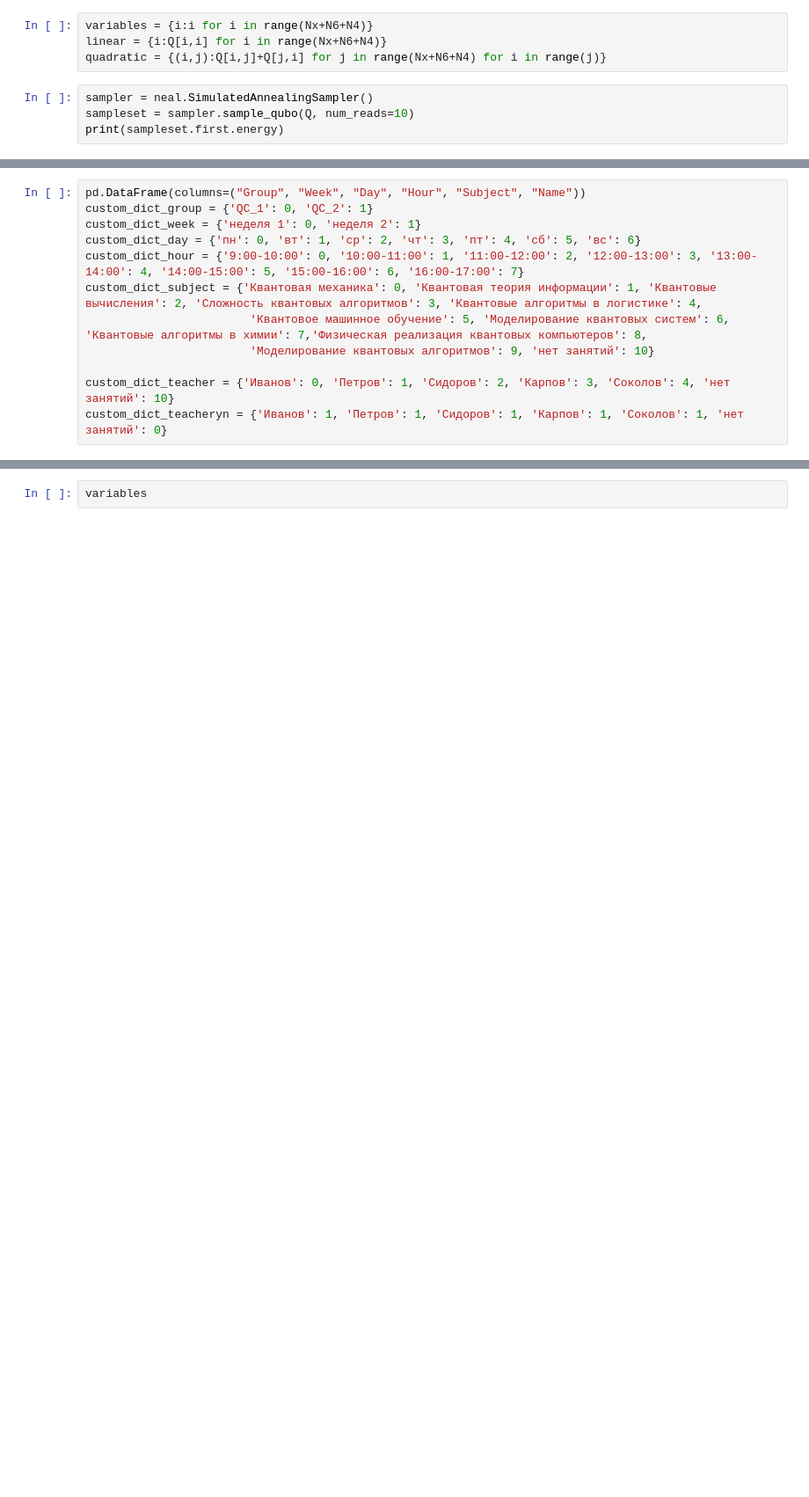
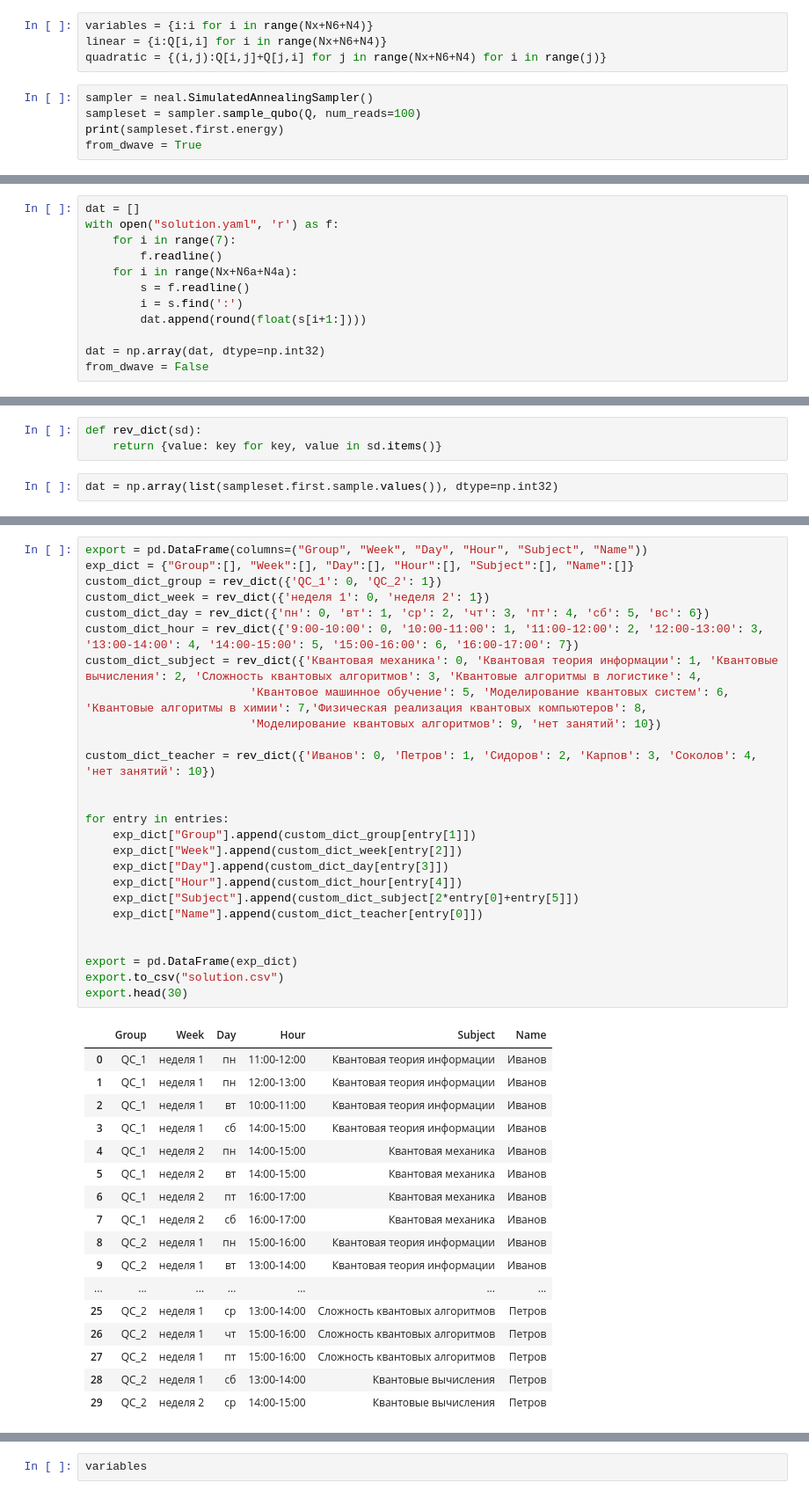
Before and after one commit to Lazemir/QGood, a Jupyter notebook: Task 1/Task 1 LogEnc.ipynb, the cells around one changed output, grey strips where cells are left out. Shown at 88% size. Drawn from its saved outputs; the diff is of its cells as text; blank space fills up the shorter version.

Commit message:
First working version

```diff
--- a/Task 1/Task 1 LogEnc.ipynb
+++ b/Task 1/Task 1 LogEnc.ipynb
@@ -83,6 +99,7 @@ linear = {i:Q[i,i] for i in range(Nx+N6+N4)}
 quadratic = {(i,j):Q[i,j]+Q[j,i] for j in range(Nx+N6+N4) for i in range(j)}
 # %%
 sampler = neal.SimulatedAnnealingSampler()
-sampleset = sampler.sample_qubo(Q, num_reads=10)
+sampleset = sampler.sample_qubo(Q, num_reads=100)
 print(sampleset.first.energy)
+from_dwave = True
 # %% [output]
@@ -89,0 +107,12 @@ print(sampleset.first.energy)
+# %%
+dat = []
+with open("solution.yaml", 'r') as f:
+    for i in range(7):
+        f.readline()
+    for i in range(Nx+N6a+N4a):
+        s = f.readline()
+        i = s.find(':')
+        dat.append(round(float(s[i+1:])))
+
+dat = np.array(dat, dtype=np.int32)
+from_dwave = False
@@ -89,0 +123,5 @@ print(sampleset.first.energy)
+# %%
+def rev_dict(sd):
+    return {value: key for key, value in sd.items()}
+# %%
+dat = np.array(list(sampleset.first.sample.values()), dtype=np.int32)
@@ -90,12 +176,44 @@ print(sampleset.first.energy)
 # %%
-pd.DataFrame(columns=("Group", "Week", "Day", "Hour", "Subject", "Name"))
-custom_dict_group = {'QC_1': 0, 'QC_2': 1}
-custom_dict_week = {'неделя 1': 0, 'неделя 2': 1}
-custom_dict_day = {'пн': 0, 'вт': 1, 'ср': 2, 'чт': 3, 'пт': 4, 'сб': 5, 'вс': 6}
-custom_dict_hour = {'9:00-10:00': 0, '10:00-11:00': 1, '11:00-12:00': 2, '12:00-13:00': 3, '13:00-14:00': 4, '14:00-15:00': 5, '15:00-16:00': 6, '16:00-17:00': 7}
-custom_dict_subject = {'Квантовая механика': 0, 'Квантовая теория информации': 1, 'Квантовые вычисления': 2, 'Сложность квантовых алгоритмов': 3, 'Квантовые алгоритмы в логистике': 4,
+export = pd.DataFrame(columns=("Group", "Week", "Day", "Hour", "Subject", "Name"))
+exp_dict = {"Group":[], "Week":[], "Day":[], "Hour":[], "Subject":[], "Name":[]}
+custom_dict_group = rev_dict({'QC_1': 0, 'QC_2': 1})
+custom_dict_week = rev_dict({'неделя 1': 0, 'неделя 2': 1})
+custom_dict_day = rev_dict({'пн': 0, 'вт': 1, 'ср': 2, 'чт': 3, 'пт': 4, 'сб': 5, 'вс': 6})
+custom_dict_hour = rev_dict({'9:00-10:00': 0, '10:00-11:00': 1, '11:00-12:00': 2, '12:00-13:00': 3, '13:00-14:00': 4, '14:00-15:00': 5, '15:00-16:00': 6, '16:00-17:00': 7})
+custom_dict_subject = rev_dict({'Квантовая механика': 0, 'Квантовая теория информации': 1, 'Квантовые вычисления': 2, 'Сложность квантовых алгоритмов': 3, 'Квантовые алгоритмы в логистике': 4,
                         'Квантовое машинное обучение': 5, 'Моделирование квантовых систем': 6, 'Квантовые алгоритмы в химии': 7,'Физическая реализация квантовых компьютеров': 8,
-                        'Моделирование квантовых алгоритмов': 9, 'нет занятий': 10}
+                        'Моделирование квантовых алгоритмов': 9, 'нет занятий': 10})
 
-custom_dict_teacher = {'Иванов': 0, 'Петров': 1, 'Сидоров': 2, 'Карпов': 3, 'Соколов': 4, 'нет занятий': 10}
-custom_dict_teacheryn = {'Иванов': 1, 'Петров': 1, 'Сидоров': 1, 'Карпов': 1, 'Соколов': 1, 'нет занятий': 0}
+custom_dict_teacher = rev_dict({'Иванов': 0, 'Петров': 1, 'Сидоров': 2, 'Карпов': 3, 'Соколов': 4, 'нет занятий': 10})
+
+
+for entry in entries:
+    exp_dict["Group"].append(custom_dict_group[entry[1]])
+    exp_dict["Week"].append(custom_dict_week[entry[2]])
+    exp_dict["Day"].append(custom_dict_day[entry[3]])
+    exp_dict["Hour"].append(custom_dict_hour[entry[4]])
+    exp_dict["Subject"].append(custom_dict_subject[2*entry[0]+entry[5]])
+    exp_dict["Name"].append(custom_dict_teacher[entry[0]])
+
+
+export = pd.DataFrame(exp_dict)
+export.to_csv("solution.csv")
+export.head(30)
+# %% [output]
+|  | Group | Week | Day | Hour | Subject | Name |
+| 0 | QC_1 | неделя 1 | пн | 11:00-12:00 | Квантовая теория информации | Иванов |
+| 1 | QC_1 | неделя 1 | пн | 12:00-13:00 | Квантовая теория информации | Иванов |
+| 2 | QC_1 | неделя 1 | вт | 10:00-11:00 | Квантовая теория информации | Иванов |
+| 3 | QC_1 | неделя 1 | сб | 14:00-15:00 | Квантовая теория информации | Иванов |
+| 4 | QC_1 | неделя 2 | пн | 14:00-15:00 | Квантовая механика | Иванов |
+| 5 | QC_1 | неделя 2 | вт | 14:00-15:00 | Квантовая механика | Иванов |
+| 6 | QC_1 | неделя 2 | пт | 16:00-17:00 | Квантовая механика | Иванов |
+| 7 | QC_1 | неделя 2 | сб | 16:00-17:00 | Квантовая механика | Иванов |
+| 8 | QC_2 | неделя 1 | пн | 15:00-16:00 | Квантовая теория информации | Иванов |
+| 9 | QC_2 | неделя 1 | вт | 13:00-14:00 | Квантовая теория информации | Иванов |
+| ... | ... | ... | ... | ... | ... | ... |
+| 25 | QC_2 | неделя 1 | ср | 13:00-14:00 | Сложность квантовых алгоритмов | Петров |
+| 26 | QC_2 | неделя 1 | чт | 15:00-16:00 | Сложность квантовых алгоритмов | Петров |
+| 27 | QC_2 | неделя 1 | пт | 15:00-16:00 | Сложность квантовых алгоритмов | Петров |
+| 28 | QC_2 | неделя 1 | сб | 13:00-14:00 | Квантовые вычисления | Петров |
+| 29 | QC_2 | неделя 2 | ср | 14:00-15:00 | Квантовые вычисления | Петров |
```
Also changed, not shown: parts of 16 cells of this notebook.
